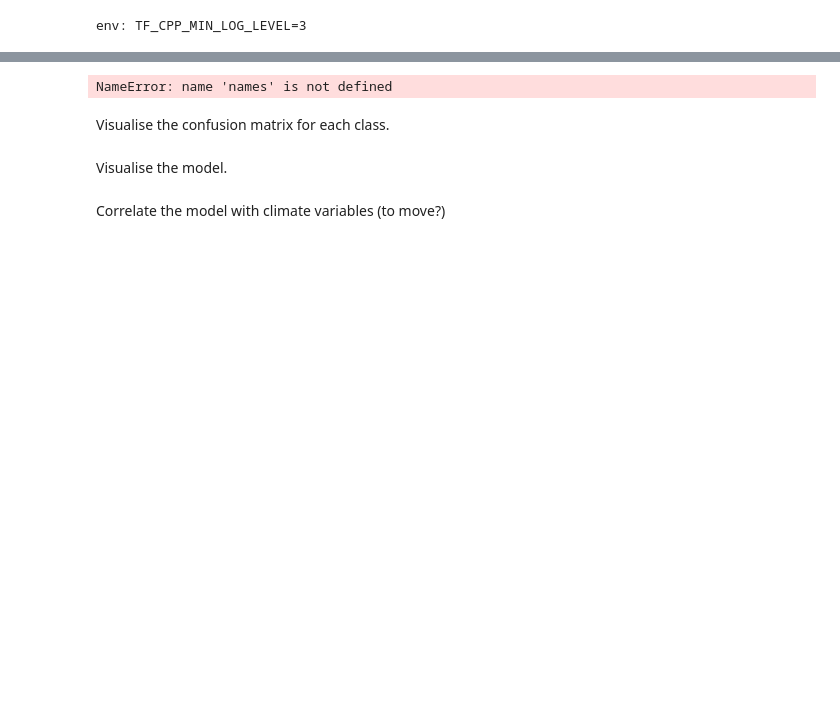
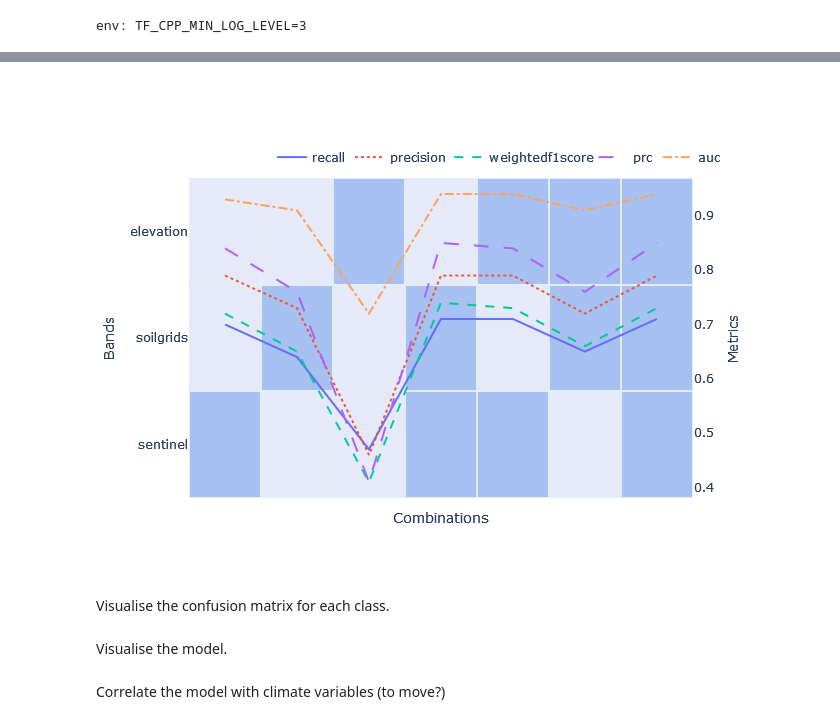
Before and after one commit to pj097/ClimateForestModeling, a Jupyter notebook: soil_and_elevation.ipynb, the cells around one changed output, grey strips where cells are left out. Drawn from its saved outputs; the diff is of its cells as text; code cells hidden in the pictures; blank space fills up the shorter version.

Commit message:
trained soilgrids, sentinel, and elevation combinations, model to be modified to remove soilgrids/elevation and process sentinel at different resolutions

```diff
--- a/soil_and_elevation.ipynb
+++ b/soil_and_elevation.ipynb
@@ -66,12 +66,12 @@ reload(keras_model_creator)
 band_groups = dict(
     sentinel=selected_sentinel,
     soilgrids=utils.soilgrids_bands,
-    elevation=utils.elevation_band
+    elevation=utils.elevation_band,
 )
 group_combinations = list(itertools.chain.from_iterable(
     itertools.combinations(band_groups.keys(), r) for r in range(1, len(band_groups)+1)
 ))
-for comb in tqdm(list(group_combinations)):
+for comb in tqdm(list(group_combinations)[:1]):
     band_indices = []
     for group_name in comb:
         band_indices += [utils.all_bands.index(b) for b in band_groups[group_name]]
@@ -122,29 +94,31 @@ Epoch 1/10
 # %%
 reload(plot_utils)
 
 best_metric = 'val_weightedf1score'
 best_rows = []
 
-for comb in tqdm(list(group_combinations)):
-    model_dirs = list(model_parent_dir.glob(f'*{"_".join(comb)}'))
+for comb in list(group_combinations):
+    model_dirs = list(model_parent_dir.glob(f'*-{"_".join(comb)}'))
+
     for model_dir in model_dirs:
         df = pd.read_csv(model_dir.joinpath('model.log'))
         best = df[df[best_metric] == df[best_metric].max()]
 
-        best[band_groups.keys()] = [int(c in band_groups.keys()) for c in comb]
+        best[list(band_groups.keys())] = [int(c in comb) for c in band_groups.keys()]
         best_rows.append(best)
 
 best_df = pd.concat(best_rows).round(2).reset_index(drop=True)
-line_cols = ['recall', 'precision', 'weightedf1score']
-line_cols += ['prc', 'auc']
-fig = px.line(best_df, y=line_cols, x=names)
+
+fig = plot_utils.PlotUtils().line_heatmap(
+    best_df, list(band_groups.keys())
+)
 
 figure_dir = Path('report', 'figures', 'figures_analysis')
 figure_dir.mkdir(exist_ok=True)
 fig.write_image(figure_dir.joinpath('soil_elevation_analysis.pdf'))
 fig
 # %% [output]
-NameError: name 'names' is not defined
+[figure, added]
 # %%
 # for eval_year in [2017, 2020, 2021, 2022, 2023]:
     # eval_generator = DataGenerator(
```
Also changed, not shown: parts of 1 cell of this notebook, 4 other files.
